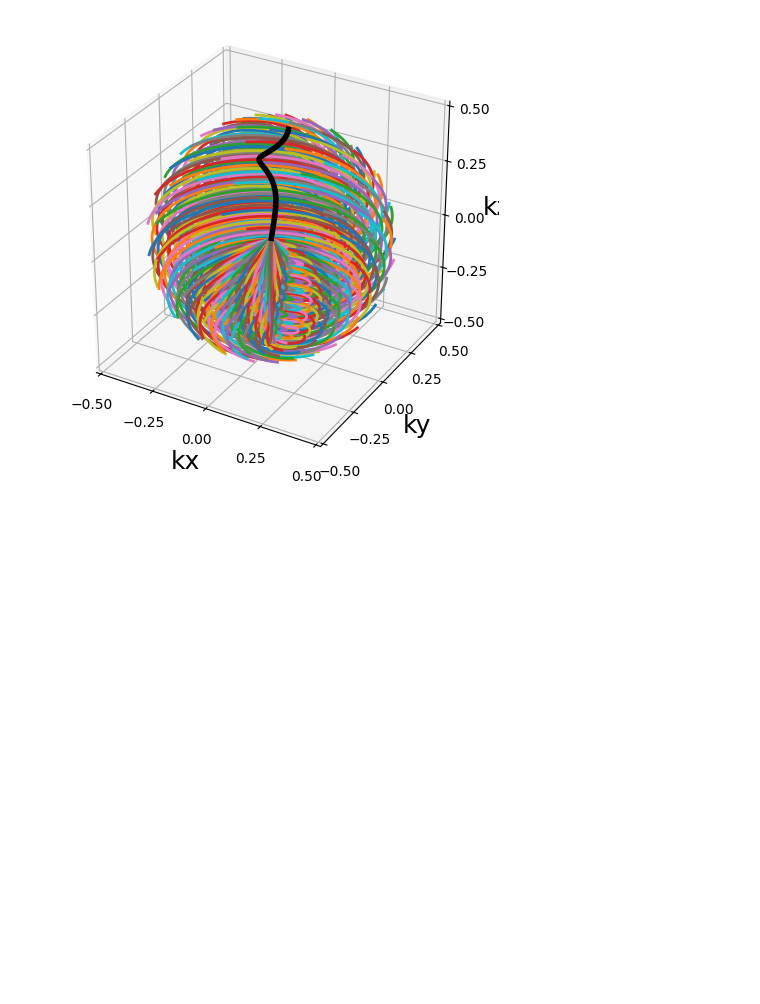
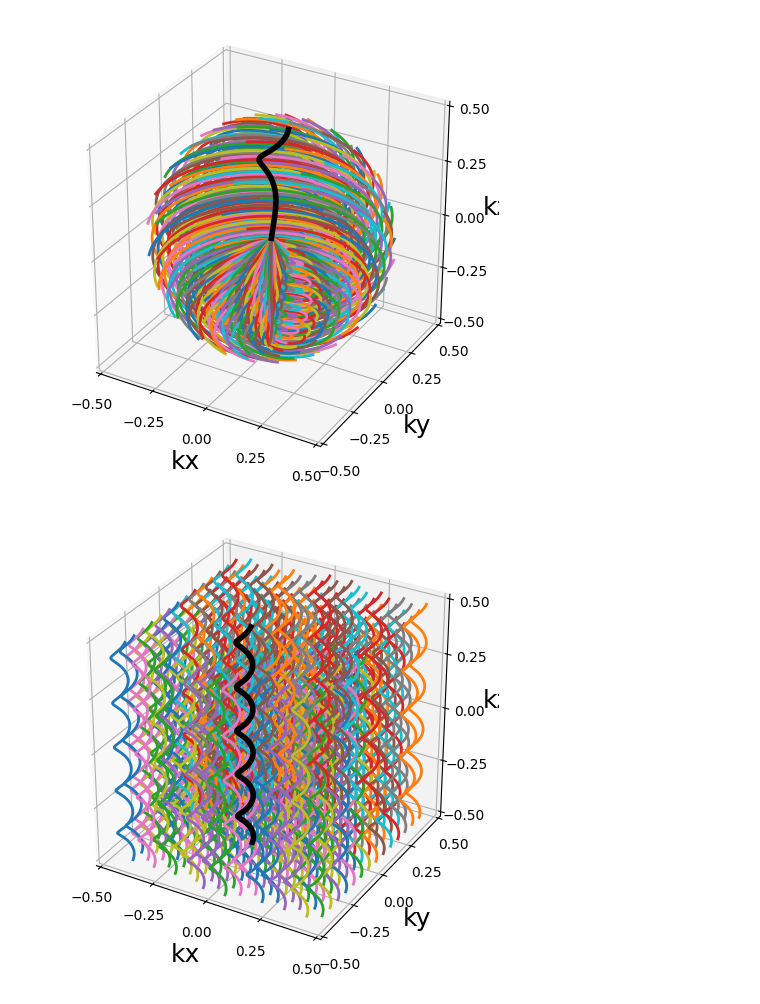
Before and after one commit to philouc/mri_acq_recon_tutorial, a Jupyter notebook: IEEE-EMBS_2022SummerSchool/08.3D_non-Cartesian-trajectories_adjointNUFFTrecon.ipynb, the cells around one changed output. Saved outputs shown, nothing was run; the diff lists cells and outputs as text; code cells hidden in the pictures; blank space fills up the shorter version.

Commit message:
added 3D non-Cartesian trajectories and density compensated adjoint recon

```diff
--- a/IEEE-EMBS_2022SummerSchool/08.3D_non-Cartesian-trajectories_adjointNUFFTrecon.ipynb
+++ b/IEEE-EMBS_2022SummerSchool/08.3D_non-Cartesian-trajectories_adjointNUFFTrecon.ipynb
@@ -195,2 +195,27 @@ tile_view(dc_adjoint_3Dfloret, samples=0.05, axis=-1)
 # %% [output]
 [figure]
+# %%
+from mrinufft.trajectories import initialize_3D_wave_caipi
+
+traj = initialize_3D_wave_caipi(256, 256).astype(np.float32)
+show_trajectory(traj, 10, (15, 5))
+
+nufft = get_operator("finufft")(traj, mri_3D.shape, density=False)
+kspace = nufft.op(mri_3D)
+adjoint_3Dwave_caipi = nufft.adj_op(kspace)
+tile_view(adjoint_3Dwave_caipi, samples=0.05, axis=-1)
+
+voronoi_weights = get_density("voronoi", traj)
+nufft3D_voronoi = get_operator("finufft")(
+    traj, shape=mri_3D.shape, density=voronoi_weights
+)
+dc_adjoint_3Dwave_caipi = nufft3D_voronoi.adj_op(kspace)
+
+#cell_weights = get_density("cell_count", traj, shape=mri_3D.shape, osf=2.0)
+##nufft_cell_counting = get_operator("finufft")(
+#    traj, shape=mri_3D.shape, density=cell_weights, upsampfac=2.0
+#)
+#dc_adjoint_3Dwave_caipi = nufft_cell_counting.adj_op(kspace)
+tile_view(dc_adjoint_3Dwave_caipi, samples=0.05, axis=-1)
+# %% [output]
+[figure, added]
```
Also changed, not shown: parts of 2 cells of this notebook.
